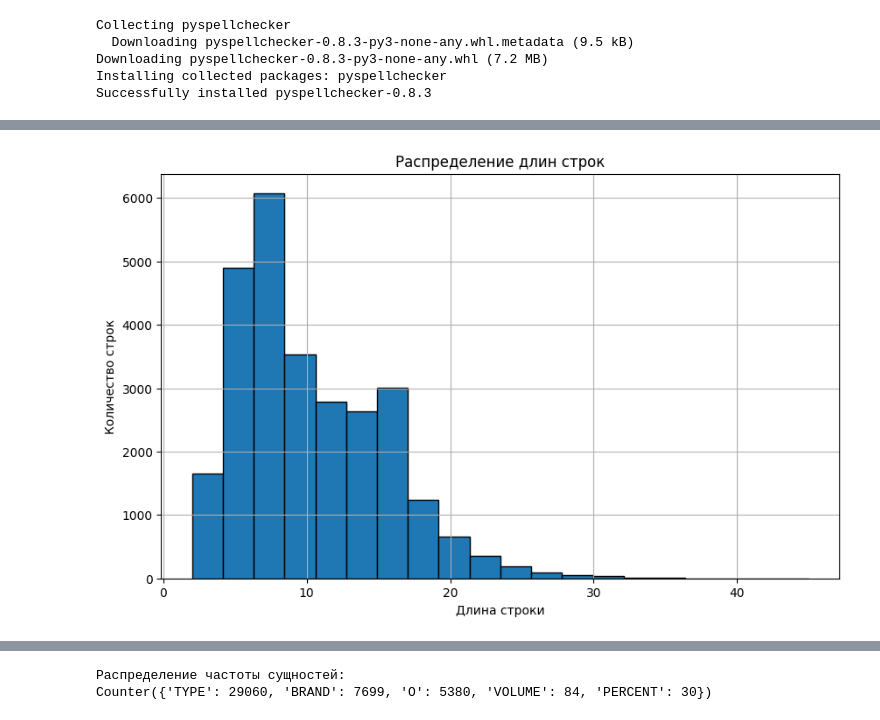
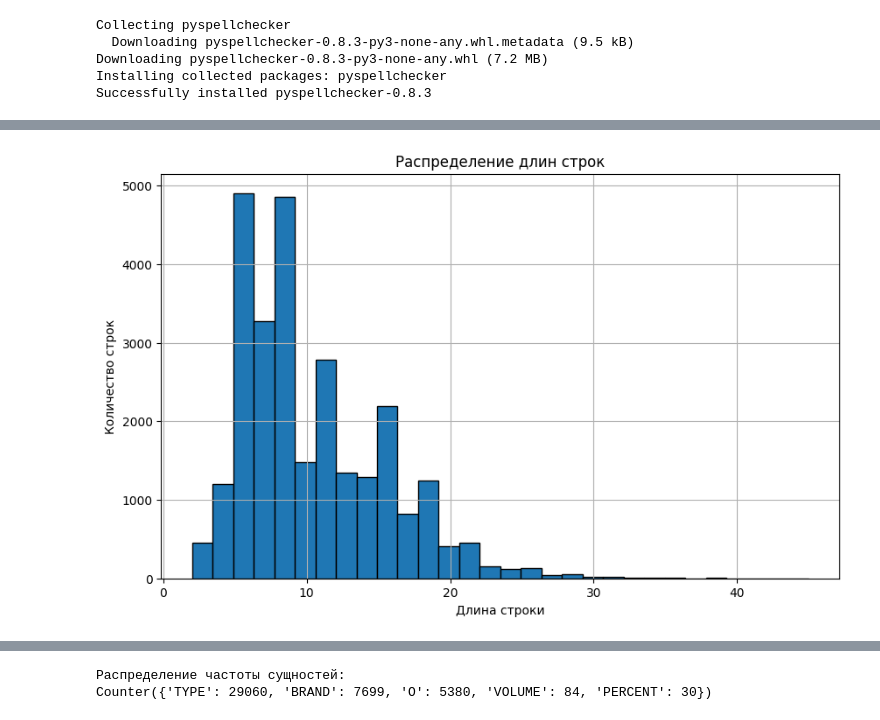
Before and after one commit to tokarevdr/ner-x5-hackathon, a Jupyter notebook: Data_explorer.ipynb, the cells around one changed output, grey strips where cells are left out. Drawn from its saved outputs; the diff is of its cells as text; code cells hidden in the pictures.

```diff
--- a/Data_explorer.ipynb
+++ b/Data_explorer.ipynb
@@ -112,17 +137,17 @@ df['entity_types'] = df['annotation_parsed'].apply(get_entity_types)
 # %%
 # Шаг 2: Гистограмма распределения длин строк
 lengths = df['sample'].apply(len)
 plt.figure(figsize=(10, 6))
-plt.hist(lengths, bins=20, edgecolor='black')
+plt.hist(lengths, bins=30, edgecolor='black')
 plt.title('Распределение длин строк')
 plt.xlabel('Длина строки')
 plt.ylabel('Количество строк')
 plt.grid(True)
 plt.show()
 # plt.savefig('length_histogram.png')  # Сохраняет как файл, или используйте plt.show() для показа
 plt.close()
 # %% [output]
-[figure, old version]
+[figure, new version]
 # %%
 only_single = defaultdict(int)
 for types in df['entity_types']:
```
Also changed, not shown: parts of 11 cells of this notebook.
